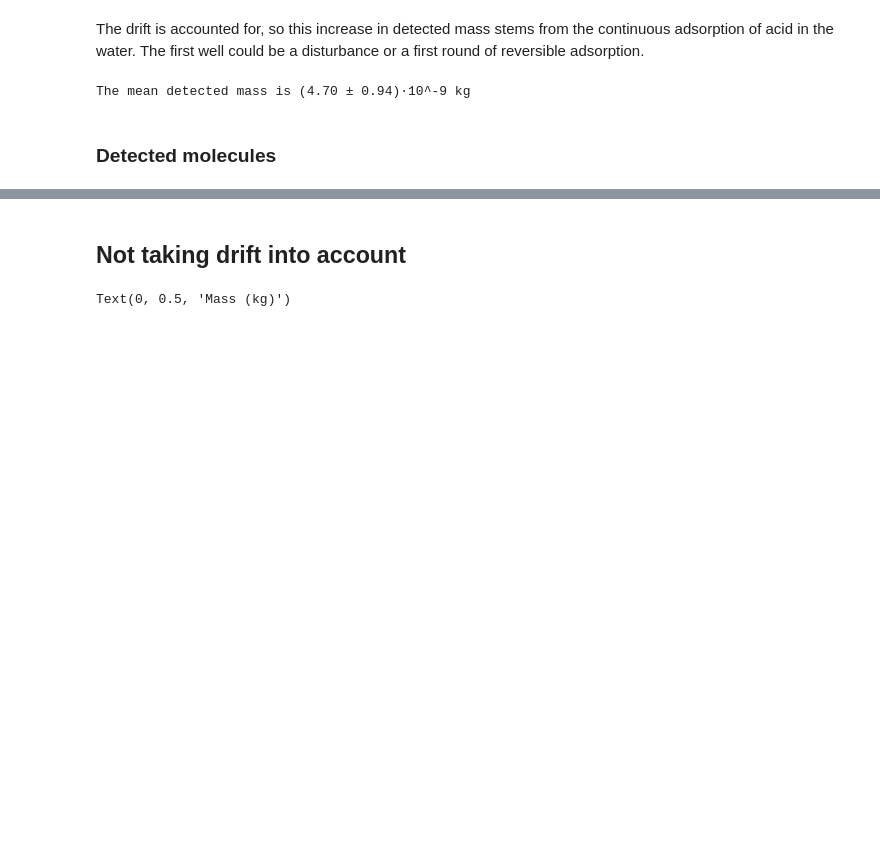
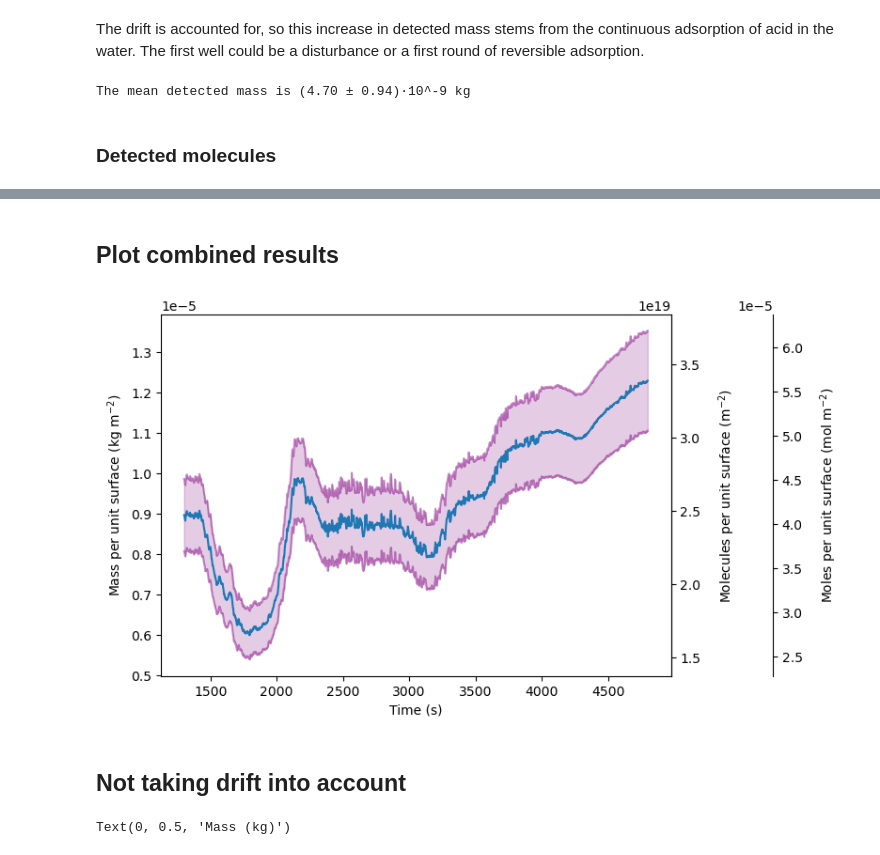
Before and after one commit to Nereumobu/advanced_lab_master, a Jupyter notebook: Ma_17/Task2_monolayer_MUA.ipynb, the cells around one changed output, grey strips where cells are left out. Cells and saved outputs as stored; diff of their text form; code cells hidden in the pictures; blank space fills up the shorter version.

```diff
--- a/Ma_17/Task2_monolayer_MUA.ipynb
+++ b/Ma_17/Task2_monolayer_MUA.ipynb
@@ -261,3 +273,49 @@ No handles with labels found to put in legend.
+# %% [markdown]
+## Plot combined results
+# %%
+# Convert mass to molecules per unit surface
+def mass_to_mol_per_units(m):
+    return m / (weight_MUA)
+
+# Convert molecules per unit surface to mass
+def mol_per_units_to_mass(mol):
+    return mol * (weight_MUA)
+
+def mole_per_units_to_mass(mole):
+    return mole * (weight_MUA*avogadro)
+
+def mass_to_mole_per_units(m):
+    return m / (weight_MUA*avogadro)
+
+def rescale_mass(m):
+    return m / A
+
+mass_pa_MUA = rescale_mass(mass_MUA)
+stdmass_pa_MUA = rescale_mass(stdmass_MUA)
+
+fig, ax = plt.subplots(1,1,figsize=(7,5))
+
+
+ax.plot(time_MUA,mass_pa_MUA)
+ax.plot(time_MUA,mass_pa_MUA+stdmass_pa_MUA, color="purple", alpha=0.4)
+ax.plot(time_MUA,mass_pa_MUA-stdmass_pa_MUA, color="purple", alpha=0.4)
+ax.fill_between(time_MUA, mass_pa_MUA+stdmass_pa_MUA, mass_pa_MUA-stdmass_pa_MUA,
+                color="purple", alpha=0.2)
+ax.set_xlabel("Time (s)")
+ax.set_ylabel("Mass per unit surface (kg m$^{-2}$)")
+
+ax2 = ax.secondary_yaxis('right', functions=(mass_to_mol_per_units, mol_per_units_to_mass))
+ax2.set_ylabel('Molecules per unit surface (m$^{-2}$)', labelpad=12)
+
+ax3 = ax.secondary_yaxis(1.2, functions=(mass_to_mole_per_units, mole_per_units_to_mass))
+ax3.set_ylabel('Moles per unit surface (mol m$^{-2}$)', labelpad=12)
+
+
+
+
+plt.show()
+# %% [output]
+[figure, added]
 # %% [markdown]
 ## Not taking drift into account
 # %%
```
Also changed, not shown: parts of 21 cells of this notebook, 2 other files.
